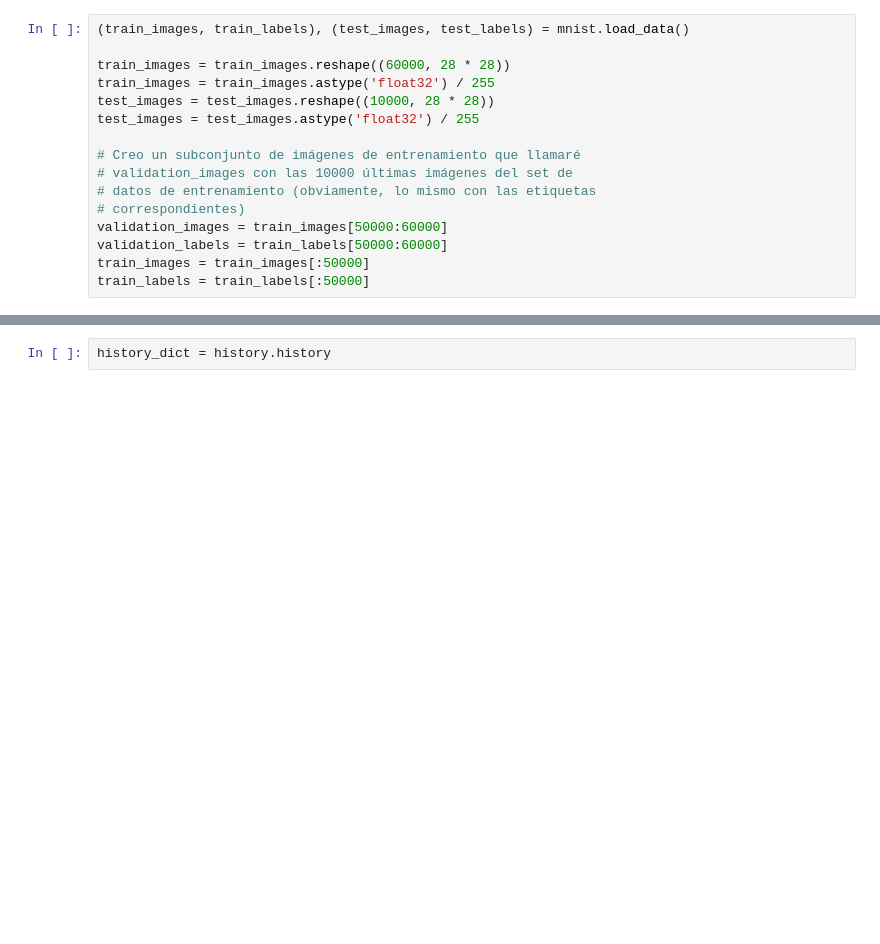
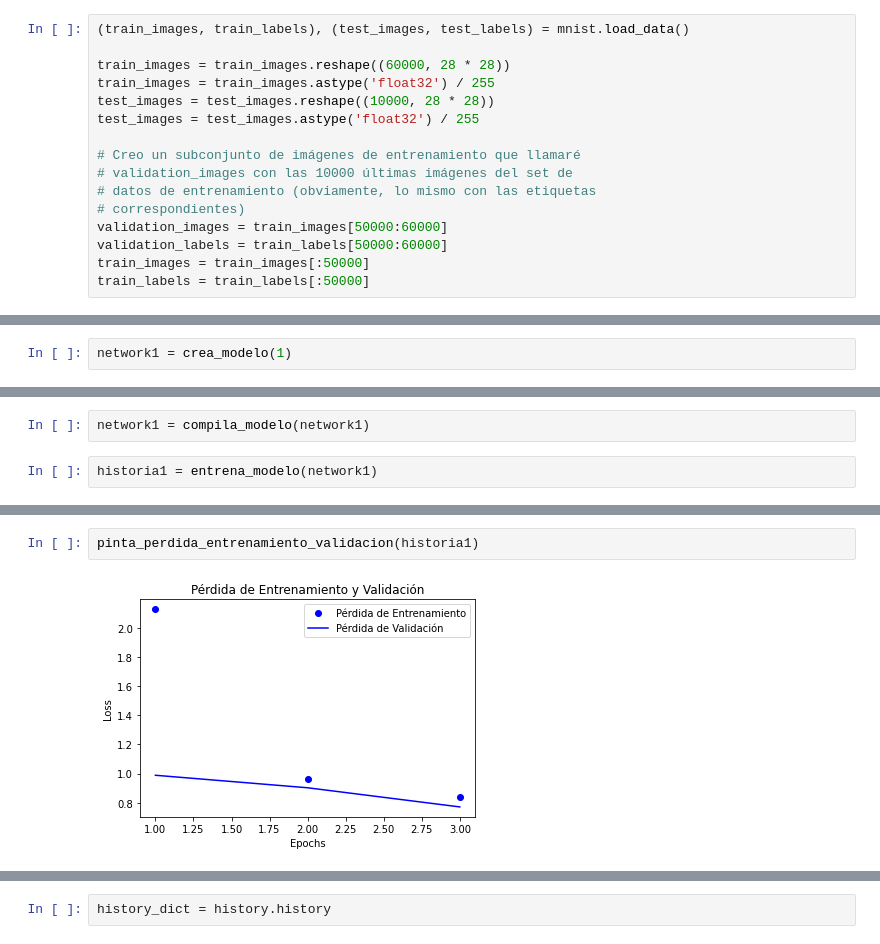
Before and after one commit to marialongogarcia/deeplearning, a Jupyter notebook: Ejercicio Regularizadores.ipynb, the cells around one changed output, grey strips where cells are left out. Cells and saved outputs as stored; diff of their text form; blank space fills up the shorter version.

```diff
--- a/Ejercicio Regularizadores.ipynb
+++ b/Ejercicio Regularizadores.ipynb
@@ -138,0 +131,2 @@ Epoch 20/20
+# %%
+network1 = crea_modelo(1)
@@ -138,0 +147,4 @@ Epoch 20/20
+# %%
+network1 = compila_modelo(network1)
+# %%
+historia1 = entrena_modelo(network1)
@@ -138,0 +158,4 @@ Epoch 20/20
+# %%
+pinta_perdida_entrenamiento_validacion(historia1)
+# %% [output]
+[figure, added]
```
Also changed, not shown: parts of 13 cells of this notebook.
